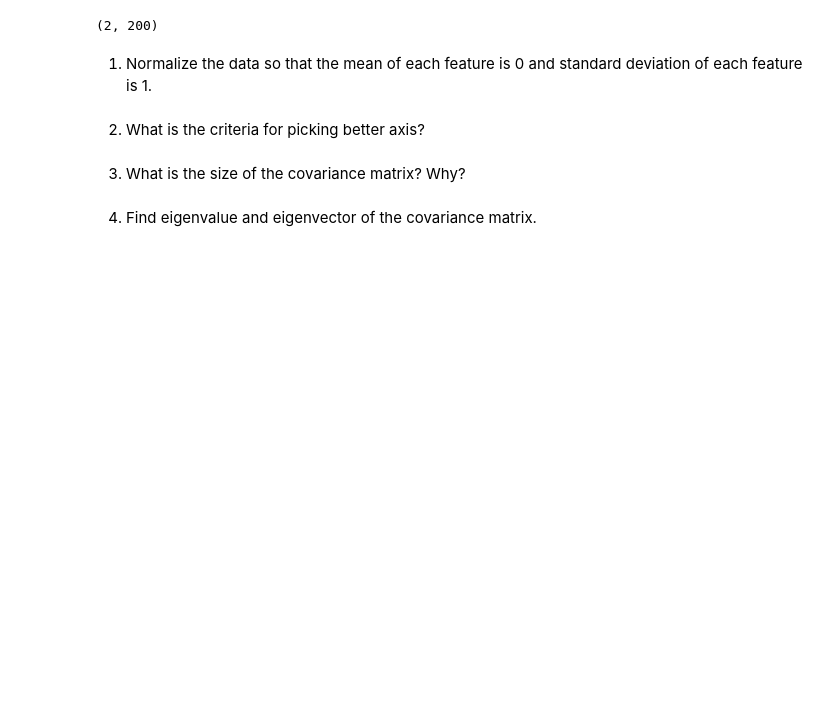
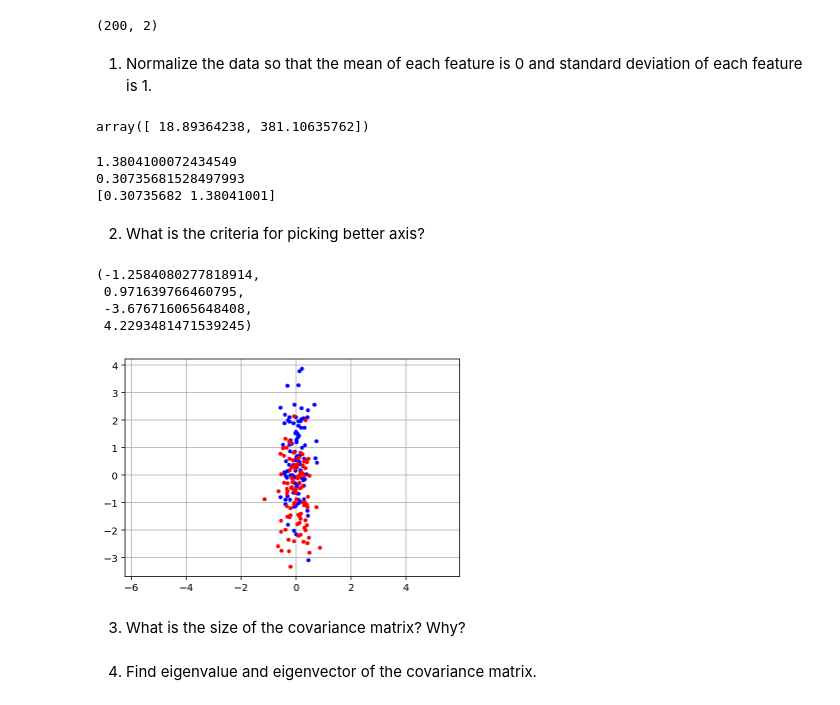
Before and after one commit to muic-pattern-rekt-2018/Exercise06, a Jupyter notebook: Exercise 6 PCA.ipynb, the cells around one changed output. Cells and saved outputs as stored; diff of their text form; code cells hidden in the pictures; blank space fills up the shorter version.

```diff
--- a/Exercise 6 PCA.ipynb
+++ b/Exercise 6 PCA.ipynb
@@ -26,11 +26,63 @@ plt.grid(True)
+# %%
+data = xs.T
 # %%
-xs.shape
+data.shape
 # %% [output]
-(2, 200)
+(200, 2)
 # %% [markdown]
 1) Normalize the data so that the mean of each feature is 0 and standard deviation of each feature is 1.
+# %%
+tmp = data - np.mean(data, axis=0)
+np.mean(tmp, axis=0)
+
+norm_xs = tmp/np.std(tmp, axis=0)
+np.mean(norm_xs, axis=0), np.std(norm_xs, axis=0)
+
+
+cov = norm_xs.T @ norm_xs
+
+
+eigen_val, eigen_vecs = np.linalg.eigh(cov)
+
+e0 = eigen_vecs[:, 0]
+e1 = eigen_vecs[:, 1]
+
+
+eigen_val
+# %% [output]
+array([ 18.89364238, 381.10635762])
+# %%
+z1 = norm_xs @ e1
+#print(z1)
+print(np.std(z1))
+
+
+z0 = norm_xs @ e0
+#print(z1)
+print(np.std(z0))
+
+
+z = norm_xs @ eigen_vecs
+
+#print(z)
+print(np.std(z, axis=0))
+# %% [output]
+1.3804100072434549
+0.30735681528497993
+[0.30735682 1.38041001]
 # %% [markdown]
 2) What is the criteria for picking better axis?
+# %%
+plt.plot(z[ys>0, 0], z[ys>0, 1], '.b')
+plt.plot(z[ys<0, 0], z[ys<0, 1], '.r')
+plt.grid(True)
+plt.axis('equal')
+# %% [output]
+(-1.2584080277818914,
+ 0.971639766460795,
+ -3.676716065648408,
+ 4.2293481471539245)
+[figure, added]
 # %% [markdown]
 3) What is the size of the covariance matrix? Why?
 # %% [markdown]
```
Also changed, not shown: parts of 1 cell of this notebook.
